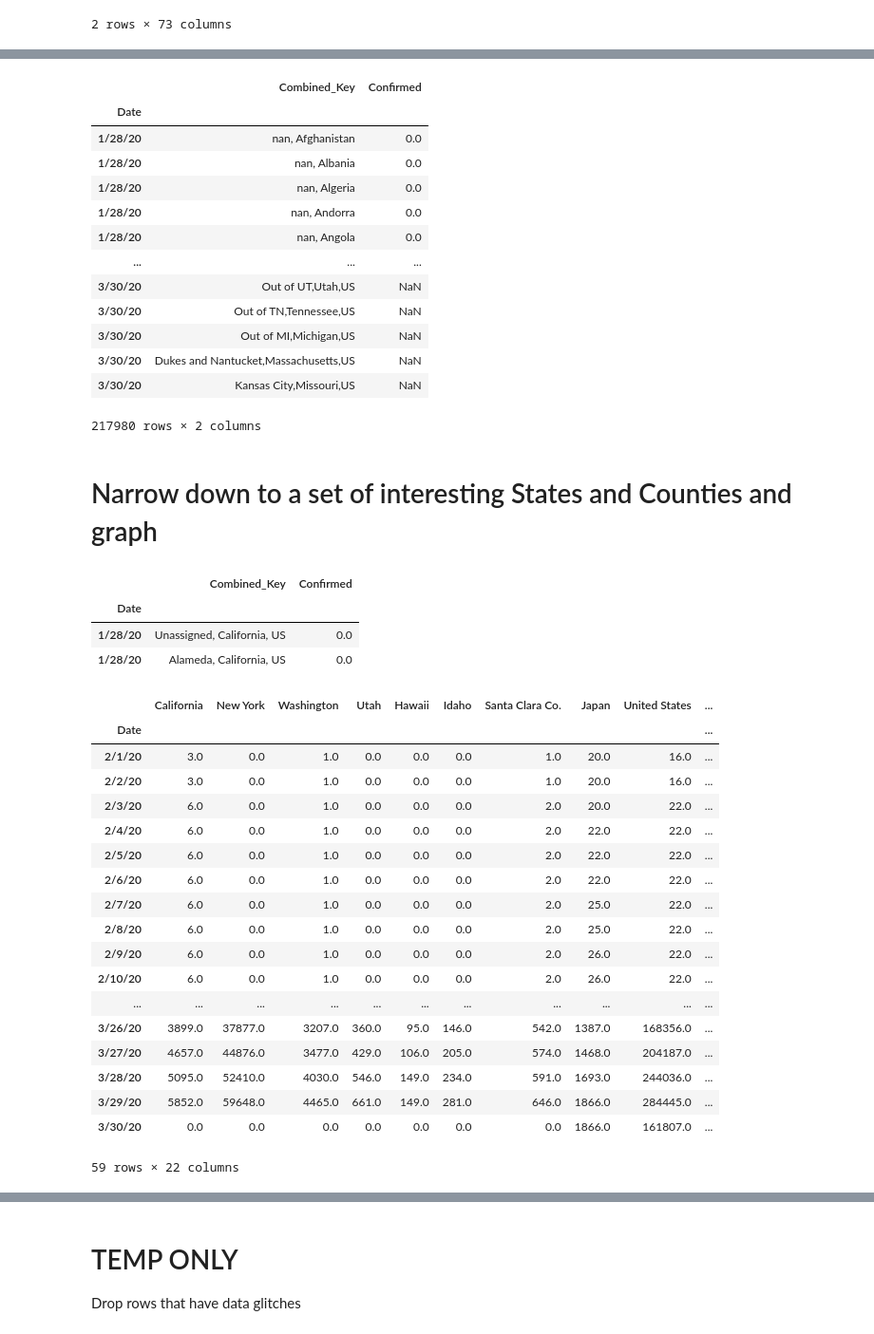
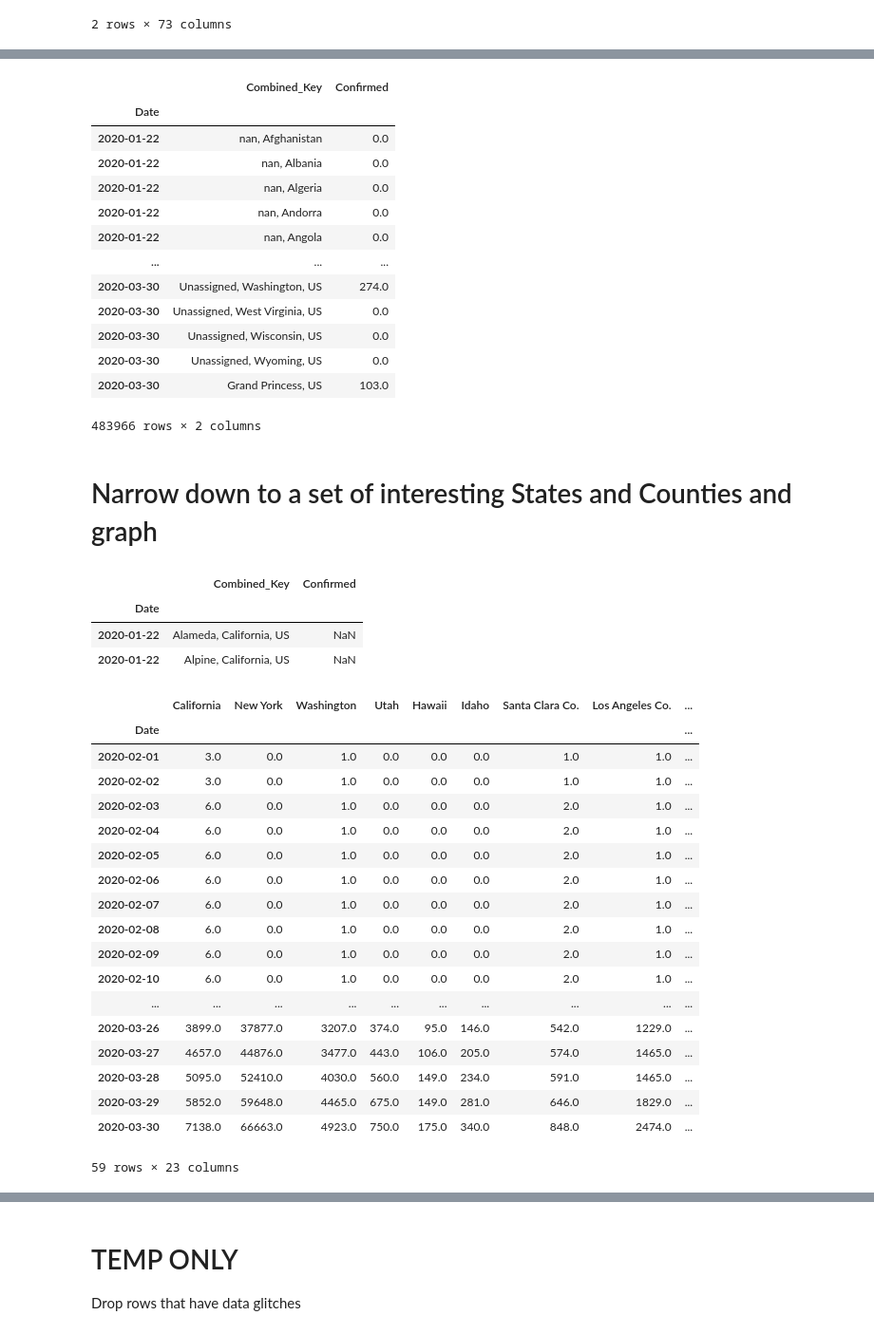
Before and after one commit to dyoung418/COVID-19, a Jupyter notebook: covid_california_analysis v2.ipynb, the cells around one changed output, grey strips where cells are left out. Shown at 95% size. Saved outputs shown, nothing was run; the diff lists cells and outputs as text; code cells hidden in the pictures.

```diff
--- a/covid_california_analysis v2.ipynb
+++ b/covid_california_analysis v2.ipynb
@@ -152,22 +109,23 @@ df1
 # %%
-df2 = df_raw.melt(id_vars='Combined_Key', value_vars=df_raw.columns[11:], var_name='Date', value_name='Confirmed')
+df2 = df_raw.melt(id_vars='Combined_Key', value_vars=df_raw.columns[5:], var_name='Date', value_name='Confirmed')
+df2['Date'] = pd.to_datetime(df2.Date)
 df2 = df2.set_index('Date')
 df2
 # %% [output]
 |  | Combined_Key | Confirmed |
 | Date |  |  |
-| 1/28/20 | nan, Afghanistan | 0.0 |
-| 1/28/20 | nan, Albania | 0.0 |
-| 1/28/20 | nan, Algeria | 0.0 |
-| 1/28/20 | nan, Andorra | 0.0 |
-| 1/28/20 | nan, Angola | 0.0 |
+| 2020-01-22 | nan, Afghanistan | 0.0 |
+| 2020-01-22 | nan, Albania | 0.0 |
+| 2020-01-22 | nan, Algeria | 0.0 |
+| 2020-01-22 | nan, Andorra | 0.0 |
+| 2020-01-22 | nan, Angola | 0.0 |
 | ... | ... | ... |
-| 3/30/20 | Out of UT,Utah,US | NaN |
-| 3/30/20 | Out of TN,Tennessee,US | NaN |
-| 3/30/20 | Out of MI,Michigan,US | NaN |
-| 3/30/20 | Dukes and Nantucket,Massachusetts,US | NaN |
-| 3/30/20 | Kansas City,Missouri,US | NaN |
+| 2020-03-30 | Unassigned, Washington, US | 274.0 |
+| 2020-03-30 | Unassigned, West Virginia, US | 0.0 |
+| 2020-03-30 | Unassigned, Wisconsin, US | 0.0 |
+| 2020-03-30 | Unassigned, Wyoming, US | 0.0 |
+| 2020-03-30 | Grand Princess, US | 103.0 |
-217980 rows × 2 columns
+483966 rows × 2 columns
 # %% [markdown]
 # Narrow down to a set of interesting States and Counties and graph
 # %%
@@ -178,59 +136,60 @@ df2.loc[rowsofinterest,:].head(2)
 # %% [output]
 |  | Combined_Key | Confirmed |
 | Date |  |  |
-| 1/28/20 | Unassigned, California, US | 0.0 |
-| 1/28/20 | Alameda, California, US | 0.0 |
+| 2020-01-22 | Alameda, California, US | NaN |
+| 2020-01-22 | Alpine, California, US | NaN |
 # %%
 df = pd.DataFrame(index = df2.index.unique(),
                      data = {
                          'California': df2.loc[df2['Combined_Key'].str.endswith('California, US'),'Confirmed'].groupby(level=0).sum(),
                          'New York': df2.loc[df2['Combined_Key'].str.endswith('New York, US'),'Confirmed'].groupby(level=0).sum(),
                          'Washington': df2.loc[df2['Combined_Key'].str.endswith('Washington, US'),'Confirmed'].groupby(level=0).sum(),
                          'Utah': df2.loc[df2['Combined_Key'].str.endswith('Utah, US'),'Confirmed'].groupby(level=0).sum(),
                          'Hawaii': df2.loc[df2['Combined_Key'].str.endswith('Hawaii, US'),'Confirmed'].groupby(level=0).sum(),
                          'Idaho': df2.loc[df2['Combined_Key'].str.endswith('Idaho, US'),'Confirmed'].groupby(level=0).sum(),
                          'Santa Clara Co.': df2.loc[df2['Combined_Key']=='Santa Clara, California, US', 'Confirmed'].groupby(level=0).sum(),
+                         'Los Angeles Co.': df2.loc[df2['Combined_Key']=='Los Angeles, California, US', 'Confirmed'].groupby(level=0).sum(),
                          'Japan': df2.loc[df2['Combined_Key'].str.endswith('Japan'),'Confirmed'].groupby(level=0).sum(),
                          'United States': df2.loc[df2['Combined_Key'].str.endswith('US'),'Confirmed'].groupby(level=0).sum(),
                          'Singapore': df2.loc[df2['Combined_Key'].str.endswith('Singapore'),'Confirmed'].groupby(level=0).sum(),
                          'Italy': df2.loc[df2['Combined_Key'].str.endswith('Italy'),'Confirmed'].groupby(level=0).sum(),
                          'Spain': df2.loc[df2['Combined_Key'].str.endswith('Spain'),'Confirmed'].groupby(level=0).sum(),
                          'Iran': df2.loc[df2['Combined_Key'].str.endswith('Iran'),'Confirmed'].groupby(level=0).sum(),
                          'France': df2.loc[df2['Combined_Key'].str.endswith('France'),'Confirmed'].groupby(level=0).sum(),
                          'Germany': df2.loc[df2['Combined_Key'].str.endswith('Germany'),'Confirmed'].groupby(level=0).sum(),
                          'Switzerland': df2.loc[df2['Combined_Key'].str.endswith('Switzerland'),'Confirmed'].groupby(level=0).sum(),
                          'United Kingdom': df2.loc[df2['Combined_Key'].str.endswith('United Kingdom'),'Confirmed'].groupby(level=0).sum(),
                          'South Korea': df2.loc[df2['Combined_Key'].str.endswith('Korea, South'),'Confirmed'].groupby(level=0).sum(),
                          'Taiwan': df2.loc[df2['Combined_Key'].str.endswith('Taiwan*'),'Confirmed'].groupby(level=0).sum(),
                          'Philippines': df2.loc[df2['Combined_Key'].str.endswith('Philippines'),'Confirmed'].groupby(level=0).sum(),
                          'Ireland': df2.loc[df2['Combined_Key'].str.endswith('Ireland'),'Confirmed'].groupby(level=0).sum(),
                          'China': df2.loc[df2['Combined_Key'].str.endswith('China'),'Confirmed'].groupby(level=0).sum(),
                      }
 
 )
 df = df.loc[~(df==0).all(axis=1)] # drop rows with all zeros
 df = df.loc['2/1/20':,:]
 df
 # %% [output]
-|  | California | New York | Washington | Utah | Hawaii | Idaho | Santa Clara Co. | Japan | United States | ... |
-| Date |  |  |  |  |  |  |  |  |  | ... |
-| 2/1/20 | 3.0 | 0.0 | 1.0 | 0.0 | 0.0 | 0.0 | 1.0 | 20.0 | 16.0 | ... |
-| 2/2/20 | 3.0 | 0.0 | 1.0 | 0.0 | 0.0 | 0.0 | 1.0 | 20.0 | 16.0 | ... |
-| 2/3/20 | 6.0 | 0.0 | 1.0 | 0.0 | 0.0 | 0.0 | 2.0 | 20.0 | 22.0 | ... |
-| 2/4/20 | 6.0 | 0.0 | 1.0 | 0.0 | 0.0 | 0.0 | 2.0 | 22.0 | 22.0 | ... |
-| 2/5/20 | 6.0 | 0.0 | 1.0 | 0.0 | 0.0 | 0.0 | 2.0 | 22.0 | 22.0 | ... |
-| 2/6/20 | 6.0 | 0.0 | 1.0 | 0.0 | 0.0 | 0.0 | 2.0 | 22.0 | 22.0 | ... |
-| 2/7/20 | 6.0 | 0.0 | 1.0 | 0.0 | 0.0 | 0.0 | 2.0 | 25.0 | 22.0 | ... |
-| 2/8/20 | 6.0 | 0.0 | 1.0 | 0.0 | 0.0 | 0.0 | 2.0 | 25.0 | 22.0 | ... |
-| 2/9/20 | 6.0 | 0.0 | 1.0 | 0.0 | 0.0 | 0.0 | 2.0 | 26.0 | 22.0 | ... |
-| 2/10/20 | 6.0 | 0.0 | 1.0 | 0.0 | 0.0 | 0.0 | 2.0 | 26.0 | 22.0 | ... |
-| ... | ... | ... | ... | ... | ... | ... | ... | ... | ... | ... |
-| 3/26/20 | 3899.0 | 37877.0 | 3207.0 | 360.0 | 95.0 | 146.0 | 542.0 | 1387.0 | 168356.0 | ... |
-| 3/27/20 | 4657.0 | 44876.0 | 3477.0 | 429.0 | 106.0 | 205.0 | 574.0 | 1468.0 | 204187.0 | ... |
-| 3/28/20 | 5095.0 | 52410.0 | 4030.0 | 546.0 | 149.0 | 234.0 | 591.0 | 1693.0 | 244036.0 | ... |
-| 3/29/20 | 5852.0 | 59648.0 | 4465.0 | 661.0 | 149.0 | 281.0 | 646.0 | 1866.0 | 284445.0 | ... |
-| 3/30/20 | 0.0 | 0.0 | 0.0 | 0.0 | 0.0 | 0.0 | 0.0 | 1866.0 | 161807.0 | ... |
+|  | California | New York | Washington | Utah | Hawaii | Idaho | Santa Clara Co. | Los Angeles Co. | ... |
+| Date |  |  |  |  |  |  |  |  | ... |
+| 2020-02-01 | 3.0 | 0.0 | 1.0 | 0.0 | 0.0 | 0.0 | 1.0 | 1.0 | ... |
+| 2020-02-02 | 3.0 | 0.0 | 1.0 | 0.0 | 0.0 | 0.0 | 1.0 | 1.0 | ... |
+| 2020-02-03 | 6.0 | 0.0 | 1.0 | 0.0 | 0.0 | 0.0 | 2.0 | 1.0 | ... |
+| 2020-02-04 | 6.0 | 0.0 | 1.0 | 0.0 | 0.0 | 0.0 | 2.0 | 1.0 | ... |
+| 2020-02-05 | 6.0 | 0.0 | 1.0 | 0.0 | 0.0 | 0.0 | 2.0 | 1.0 | ... |
+| 2020-02-06 | 6.0 | 0.0 | 1.0 | 0.0 | 0.0 | 0.0 | 2.0 | 1.0 | ... |
+| 2020-02-07 | 6.0 | 0.0 | 1.0 | 0.0 | 0.0 | 0.0 | 2.0 | 1.0 | ... |
+| 2020-02-08 | 6.0 | 0.0 | 1.0 | 0.0 | 0.0 | 0.0 | 2.0 | 1.0 | ... |
+| 2020-02-09 | 6.0 | 0.0 | 1.0 | 0.0 | 0.0 | 0.0 | 2.0 | 1.0 | ... |
+| 2020-02-10 | 6.0 | 0.0 | 1.0 | 0.0 | 0.0 | 0.0 | 2.0 | 1.0 | ... |
+| ... | ... | ... | ... | ... | ... | ... | ... | ... | ... |
+| 2020-03-26 | 3899.0 | 37877.0 | 3207.0 | 374.0 | 95.0 | 146.0 | 542.0 | 1229.0 | ... |
+| 2020-03-27 | 4657.0 | 44876.0 | 3477.0 | 443.0 | 106.0 | 205.0 | 574.0 | 1465.0 | ... |
+| 2020-03-28 | 5095.0 | 52410.0 | 4030.0 | 560.0 | 149.0 | 234.0 | 591.0 | 1465.0 | ... |
+| 2020-03-29 | 5852.0 | 59648.0 | 4465.0 | 675.0 | 149.0 | 281.0 | 646.0 | 1829.0 | ... |
+| 2020-03-30 | 7138.0 | 66663.0 | 4923.0 | 750.0 | 175.0 | 340.0 | 848.0 | 2474.0 | ... |
-59 rows × 22 columns
+59 rows × 23 columns
 # %%
 #newdf.loc['2/1/20':,:].plot(logy=True)
 df.plot(logy=True)
```
Also changed, not shown: parts of 19 cells of this notebook.
